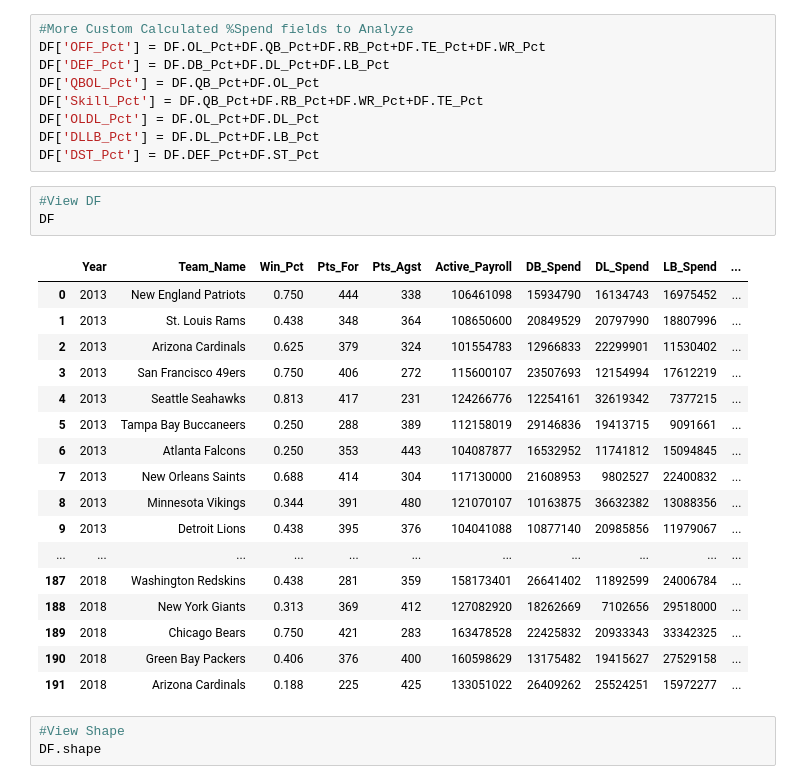
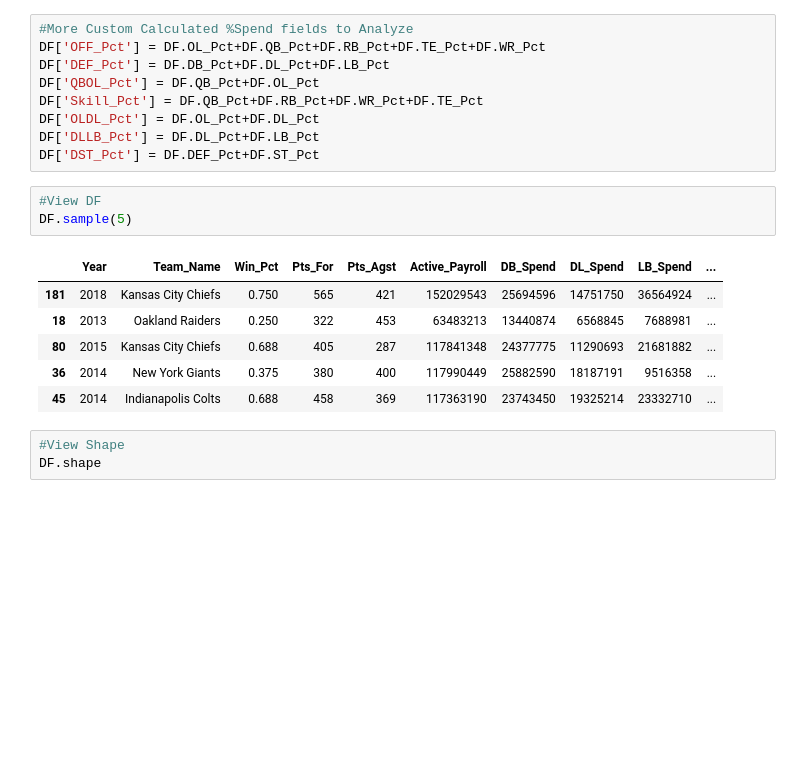
Before and after one commit to DavidLevy310/NFLAssetAllocation, a Jupyter notebook: Project1_DataFrameMerge_DataCleaning.ipynb, the cells around one changed output. Saved outputs shown, nothing was run; the diff lists cells and outputs as text; blank space fills up the shorter version.

```diff
--- a/Project1_DataFrameMerge_DataCleaning.ipynb
+++ b/Project1_DataFrameMerge_DataCleaning.ipynb
@@ -153,25 +95,14 @@ DF['DLLB_Pct'] = DF.DL_Pct+DF.LB_Pct
 DF['DST_Pct'] = DF.DEF_Pct+DF.ST_Pct
 # %%
 #View DF
-DF
+DF.sample(5)
 # %% [output]
 |  | Year | Team_Name | Win_Pct | Pts_For | Pts_Agst | Active_Payroll | DB_Spend | DL_Spend | LB_Spend | ... |
-| 0 | 2013 | New England Patriots | 0.750 | 444 | 338 | 106461098 | 15934790 | 16134743 | 16975452 | ... |
-| 1 | 2013 | St. Louis Rams | 0.438 | 348 | 364 | 108650600 | 20849529 | 20797990 | 18807996 | ... |
-| 2 | 2013 | Arizona Cardinals | 0.625 | 379 | 324 | 101554783 | 12966833 | 22299901 | 11530402 | ... |
-| 3 | 2013 | San Francisco 49ers | 0.750 | 406 | 272 | 115600107 | 23507693 | 12154994 | 17612219 | ... |
-| 4 | 2013 | Seattle Seahawks | 0.813 | 417 | 231 | 124266776 | 12254161 | 32619342 | 7377215 | ... |
-| 5 | 2013 | Tampa Bay Buccaneers | 0.250 | 288 | 389 | 112158019 | 29146836 | 19413715 | 9091661 | ... |
-| 6 | 2013 | Atlanta Falcons | 0.250 | 353 | 443 | 104087877 | 16532952 | 11741812 | 15094845 | ... |
-| 7 | 2013 | New Orleans Saints | 0.688 | 414 | 304 | 117130000 | 21608953 | 9802527 | 22400832 | ... |
-| 8 | 2013 | Minnesota Vikings | 0.344 | 391 | 480 | 121070107 | 10163875 | 36632382 | 13088356 | ... |
-| 9 | 2013 | Detroit Lions | 0.438 | 395 | 376 | 104041088 | 10877140 | 20985856 | 11979067 | ... |
-| ... | ... | ... | ... | ... | ... | ... | ... | ... | ... | ... |
-| 187 | 2018 | Washington Redskins | 0.438 | 281 | 359 | 158173401 | 26641402 | 11892599 | 24006784 | ... |
-| 188 | 2018 | New York Giants | 0.313 | 369 | 412 | 127082920 | 18262669 | 7102656 | 29518000 | ... |
-| 189 | 2018 | Chicago Bears | 0.750 | 421 | 283 | 163478528 | 22425832 | 20933343 | 33342325 | ... |
-| 190 | 2018 | Green Bay Packers | 0.406 | 376 | 400 | 160598629 | 13175482 | 19415627 | 27529158 | ... |
-| 191 | 2018 | Arizona Cardinals | 0.188 | 225 | 425 | 133051022 | 26409262 | 25524251 | 15972277 | ... |
+| 181 | 2018 | Kansas City Chiefs | 0.750 | 565 | 421 | 152029543 | 25694596 | 14751750 | 36564924 | ... |
+| 18 | 2013 | Oakland Raiders | 0.250 | 322 | 453 | 63483213 | 13440874 | 6568845 | 7688981 | ... |
+| 80 | 2015 | Kansas City Chiefs | 0.688 | 405 | 287 | 117841348 | 24377775 | 11290693 | 21681882 | ... |
+| 36 | 2014 | New York Giants | 0.375 | 380 | 400 | 117990449 | 25882590 | 18187191 | 9516358 | ... |
+| 45 | 2014 | Indianapolis Colts | 0.688 | 458 | 369 | 117363190 | 23743450 | 19325214 | 23332710 | ... |
 # %%
 #View Shape
 DF.shape
```
Also changed, not shown: parts of 6 cells of this notebook, 1 other file.
